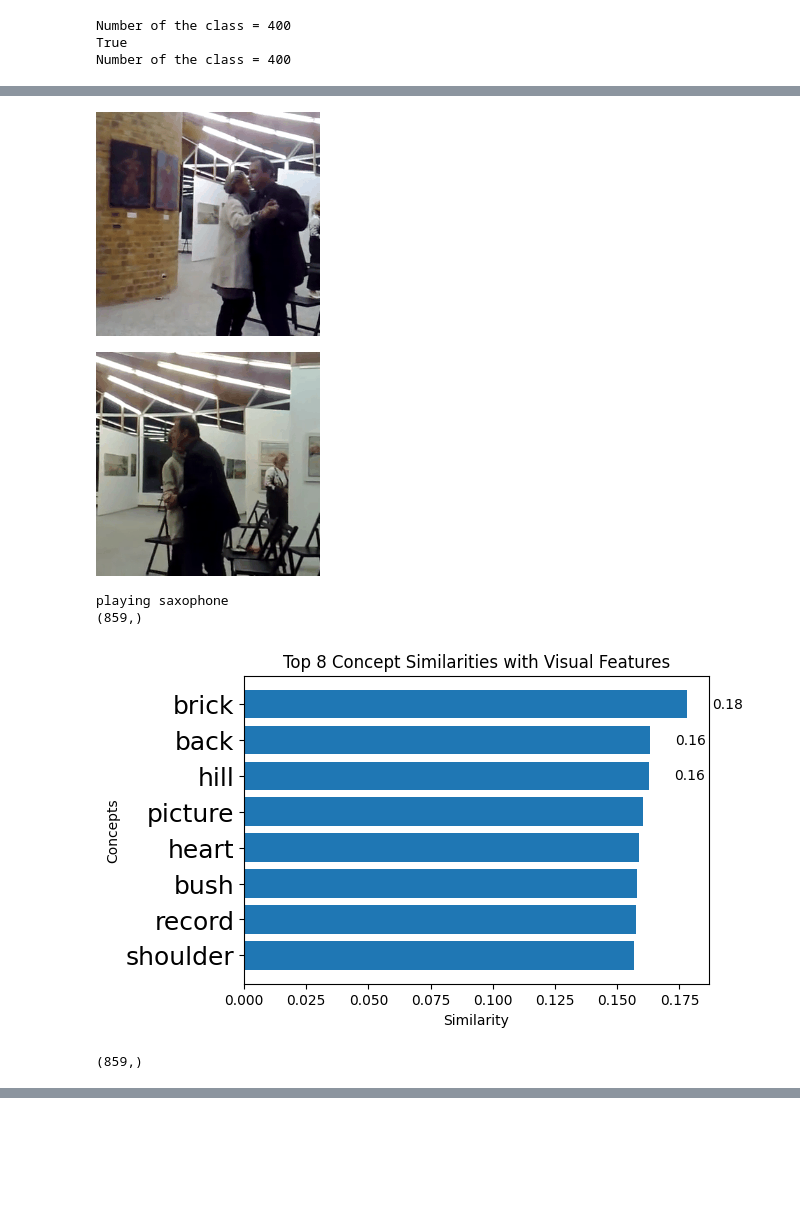
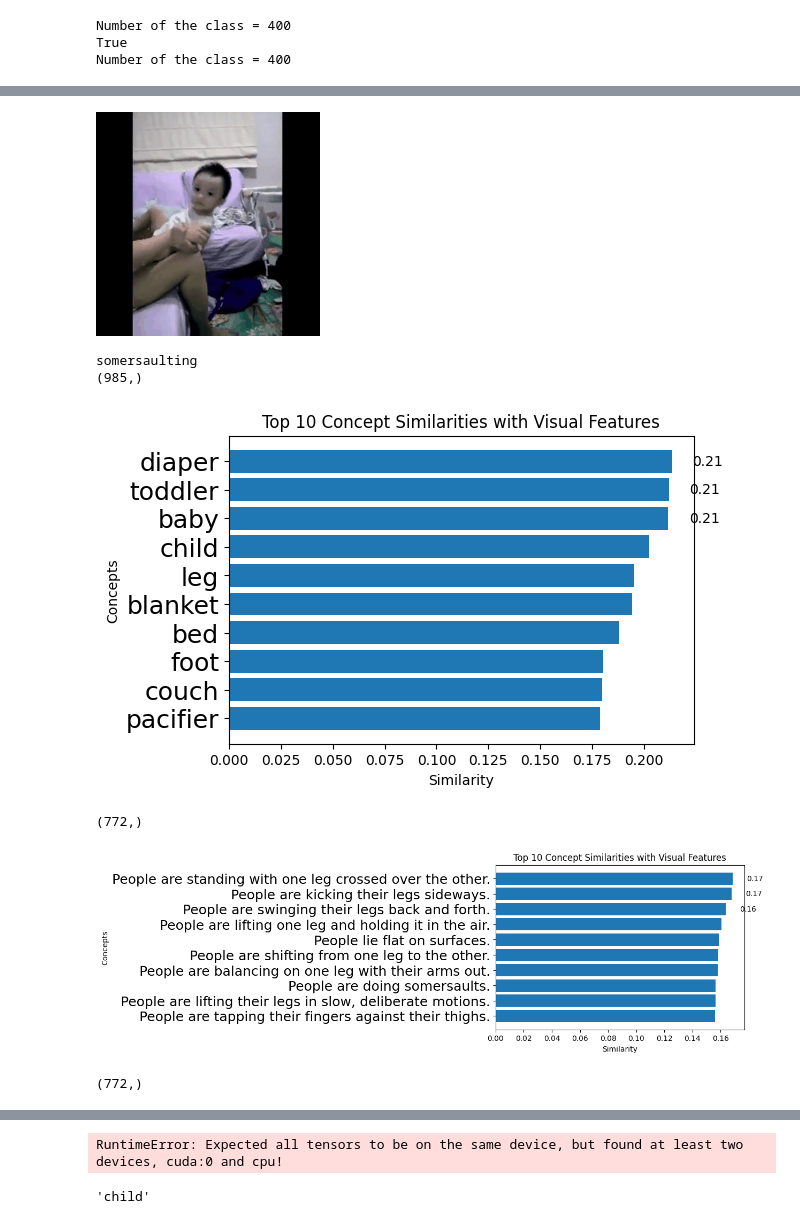
Before and after one commit to jong980812/Video-CBM_, a Jupyter notebook: dual_encoder.ipynb, the cells around one changed output, grey strips where cells are left out. Saved outputs shown, nothing was run; the diff lists cells and outputs as text; code cells hidden in the pictures; blank space fills up the shorter version.

```diff
--- a/dual_encoder.ipynb
+++ b/dual_encoder.ipynb
@@ -296,7 +296,7 @@ import pandas as pd
 import matplotlib.pyplot as plt
 from sklearn.metrics.pairwise import cosine_similarity
 
-def visualize_concept_sim(visual_feat,text_feat,p_words):
+def visualize_concept_sim(visual_feat,text_feat,p_words,top=10):
     # Step 1: Compute cosine similarity between visual_feat and each row in text_features
     similarities = cosine_similarity(visual_feat, text_feat).flatten()
     print(similarities.shape)
@@ -318,10 +318,10 @@ def visualize_concept_sim(visual_feat,text_feat,p_words):
     # plt.gca().invert_yaxis()
     # plt.show()
     plt.figure(figsize=(6, 4))
-    bars = plt.barh(concept_sim_df['Concept'][:8], concept_sim_df['Similarity'][:8])  # Plot top 8 for clarity
+    bars = plt.barh(concept_sim_df['Concept'][:top], concept_sim_df['Similarity'][:top])  # Plot top 8 for clarity
     plt.xlabel("Similarity")
     plt.ylabel("Concepts")
-    plt.title("Top 8 Concept Similarities with Visual Features")
+    plt.title(f"Top {top} Concept Similarities with Visual Features")
     plt.gca().invert_yaxis()
     plt.yticks(fontsize=18)
 
@@ -416,30 +464,42 @@ torch.cuda.empty_cache()
 # %%
-video_index=4
+video_index=0
 visual_index=2
 boring_index =-1
 val_pil_data.end_point = visual_index
 image,label ,path= val_pil_data[video_index]
 x, _ ,_= val_data_t[video_index]
 x = x.unsqueeze(0).to(device)
 x=x[:,visual_index]
 T = x.size(2)
 middle_frame = x[:, :, boring_index, :, :]  # Shape (B, C, H, W)
 # T배로 복제 (unsqueeze로 차원을 추가한 후 repeat 사용)
 boring_video = middle_frame.unsqueeze(2).repeat(1, 1, T, 1, 1)  # Shape (B, C, T, H, W)
 visualize_gif(image,label ,path,visual_index,video_index,False)
-visualize_gif(image[:,boring_index,:,:].unsqueeze(1).repeat(1, T, 1, 1),label ,path,visual_index,video_index,False)
+# visualize_gif(image[:,boring_index,:,:].unsqueeze(1).repeat(1, T, 1, 1),label ,path,visual_index,video_index,False)
 print(classes[label])
 visual_feat = (internvid.encode_vision(x.to(device)))
-boring_visual_feat = (internvid.encode_vision(boring_video.to(device)))
+new_visual_feat = visual_feat-s_internvid_text_features[753]
+boring_feat = internvid.encode_vision(boring_video.to(device))
+
+ee = visual_feat-boring_feat
+
 visual_feat = visual_feat.cpu().detach()
-boring_visual_feat =boring_visual_feat.cpu().detach()
-text_feat=text_features.cpu().detach()
-visualize_concept_sim(visual_feat,text_feat,p_words)
-visualize_concept_sim(boring_visual_feat,text_feat,p_words)
+new_visual_feat=new_visual_feat.cpu().detach()
+ee = ee.cpu().detach()
+
+
+s_text_features=s_internvid_text_features.cpu().detach()
+t_text_features=t_internvid_text_features.cpu().detach()
+visualize_concept_sim(visual_feat,s_text_features,s_words)
+visualize_concept_sim(visual_feat,t_text_features,t_words)
+visualize_concept_sim(ee,t_text_features,t_words)
+
+# visualize_concept_sim(boring_visual_feat,s_internvid_text_features,t_words)
 # %% [output]
-[figure, old version]
+[figure, new version]
+somersaulting
+(985,)
-[figure, old version]
+[figure, new version]
-playing saxophone
-(859,)
+(772,)
-[figure, old version]
+[figure, new version]
-(859,)
+(772,)
@@ -447,3 +507,11 @@ playing saxophone
+# %%
+(visual_feat-boring_feat).shape
+# %% [output]
+RuntimeError: Expected all tensors to be on the same device, but found at least two devices, cuda:0 and cpu!
+# %%
+s_words[753]
+# %% [output]
+'child'
 # %%
 video_index=3079
 visual_index=1
```
Also changed, not shown: parts of 9 cells of this notebook, 10 other files.
